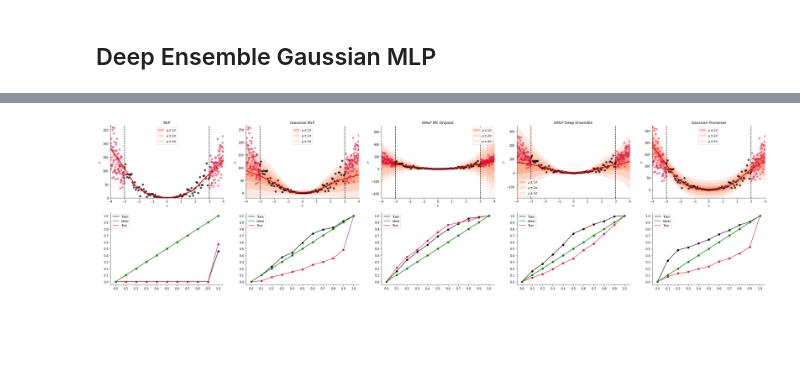
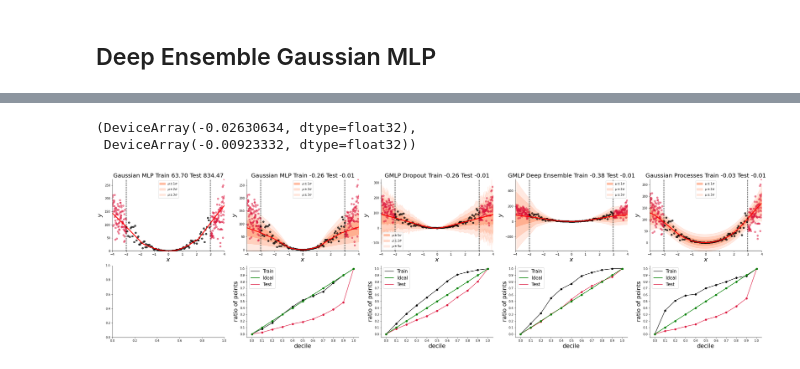
Before and after one commit to nipunbatra/bnn-zoo, a Jupyter notebook: notebooks/regression/heteroDataComparison.ipynb, the cells around one changed output, grey strips where cells are left out. Cells and saved outputs as stored; diff of their text form; code cells hidden in the pictures; blank space fills up the shorter version.

```diff
--- a/notebooks/regression/heteroDataComparison.ipynb
+++ b/notebooks/regression/heteroDataComparison.ipynb
@@ -108,0 +121,10 @@ plot.plot_prediction(X, y, x_stack, y_stack, gmlp_mean, gmlp_sigma, "Gaussian ML
+# %%
+import tensorflow_probability.substrates.jax as tfp
+dist = tfp.distributions
+def loss_calcc(model,params,X,y,deterministic):
+    mean,sigma = model.apply(params,X,deterministic=deterministic,rngs={"dropout": jax.random.PRNGKey(0)})
+    def loss_calc(mean, sigma, y):
+        d = dist.Normal(loc=mean, scale=sigma)
+        return -d.prob(y)
+    return jnp.mean(jax.vmap(loss_calc, in_axes=(0, 0, 0))(mean, sigma, y))
+gmlp_train_loss,gmlp_test_loss= loss_calcc(gmlp_model,gmlp_params,X,y,deterministic=True),(loss_calcc(gmlp_model,gmlp_params,x_test_1,y_test_1,deterministic=True)+loss_calcc(gmlp_model,gmlp_params,x_test_1,y_test_1,deterministic=True))/2
@@ -140,0 +168,9 @@ plot.plot_prediction(X,y,x_stack,y_stack,mc_mean,mc_sigma,'GMLP MC Dropout')
+# %%
+mc_loss_train,mc_loss_test=0,0
+for i in range(n_stacks):
+    mc_loss_test+=loss_calcc(gmlp_model,gmlp_params,x_test_1,y_test_1,deterministic=False)
+    mc_loss_test+=loss_calcc(gmlp_model,gmlp_params,x_test_2,y_test_2,deterministic=False)
+    mc_loss_train+=loss_calcc(gmlp_model,gmlp_params,X,y,deterministic=False)
+mc_loss_train=mc_loss_train/100
+mc_loss_test=mc_loss_test/200
+mc_loss_train,mc_loss_test
@@ -206,15 +256,22 @@ sigma_gp= jnp.sqrt(cov_gp).reshape(n_points)
+# %%
+l1 = loss_calcc3(mu_gp_1, jnp.sqrt(cov_gp_1),y)
+l2 = (loss_calcc3(mu_gp_2, jnp.sqrt(cov_gp_2),y_test_1)+loss_calcc3(mu_gp_3, jnp.sqrt(cov_gp_3),y_test_2))/2
+l1,l2
+# %% [output]
+(DeviceArray(-0.02630634, dtype=float32),
+ DeviceArray(-0.00923332, dtype=float32))
 # %%
 fig, ax = plt.subplots(2, 5, figsize=(40, 10))
-plot.plot_prediction(X,y,x_stack,y_stack,y_hat,0,'MLP',ax[0][0])
-plot.plot_prediction(X,y,x_stack,y_stack,gmlp_mean,gmlp_sigma,'Gaussian MLP',ax[0][1])
-plot.plot_prediction(X,y,x_stack,y_stack,mc_mean,mc_sigma,'GMLP MC Dropout',ax[0][2])
-plot.plot_prediction(X,y,x_stack,y_stack,de_mean,de_sigma,'GMLP Deep Ensemble',ax[0][3])
-plot.plot_prediction(X,y,x_stack,y_stack,mu_gp,sigma_gp,'Gaussian Processes',ax[0][4])
-plot.calibration_reg(y_hat,jnp.zeros(300),y_stack,ax[1][0])
+plot.plot_prediction(X,y,x_stack,y_stack,y_hat,0,f'Gaussian MLP Train {mlp_loss_train:.2f} Test {mlp_loss_test:.2f}',ax[0][0])
+plot.plot_prediction(X,y,x_stack,y_stack,gmlp_mean,gmlp_sigma,f'Gaussian MLP Train {gmlp_train_loss:.2f} Test {gmlp_test_loss:.2f}',ax[0][1])
+plot.plot_prediction(X,y,x_stack,y_stack,mc_mean,mc_sigma,f'GMLP Dropout Train {mc_loss_train:.2f} Test {mc_loss_test:.2f}',ax[0][2])
+plot.plot_prediction(X,y,x_stack,y_stack,de_mean,de_sigma,f'GMLP Deep Ensemble Train {de_loss_train:.2f} Test {de_loss_test:.2f}',ax[0][3])
+plot.plot_prediction(X,y,x_stack,y_stack,mu_gp,sigma_gp,f'Gaussian Processes Train {l1:.2f} Test {l2:.2f}',ax[0][4])
+# plot.calibration_reg(y_hat,jnp.zeros(300),y_stack,ax[1][0])
 plot.calibration_reg(gmlp_mean,gmlp_sigma,y_stack,ax[1][1])
 plot.calibration_reg(mc_mean,mc_sigma,y_stack,ax[1][2])
 plot.calibration_reg(de_mean,de_sigma,y_stack,ax[1][3])
 plot.calibration_reg(mu_gp,sigma_gp,y_stack,ax[1][4])
-plt.savefig('PolyHetero.pdf')
+plt.savefig('HeteroData.pdf')
 # %% [output]
-[figure, old version]
+[figure, new version]
```
Also changed, not shown: parts of 16 cells of this notebook, 2 other files.
